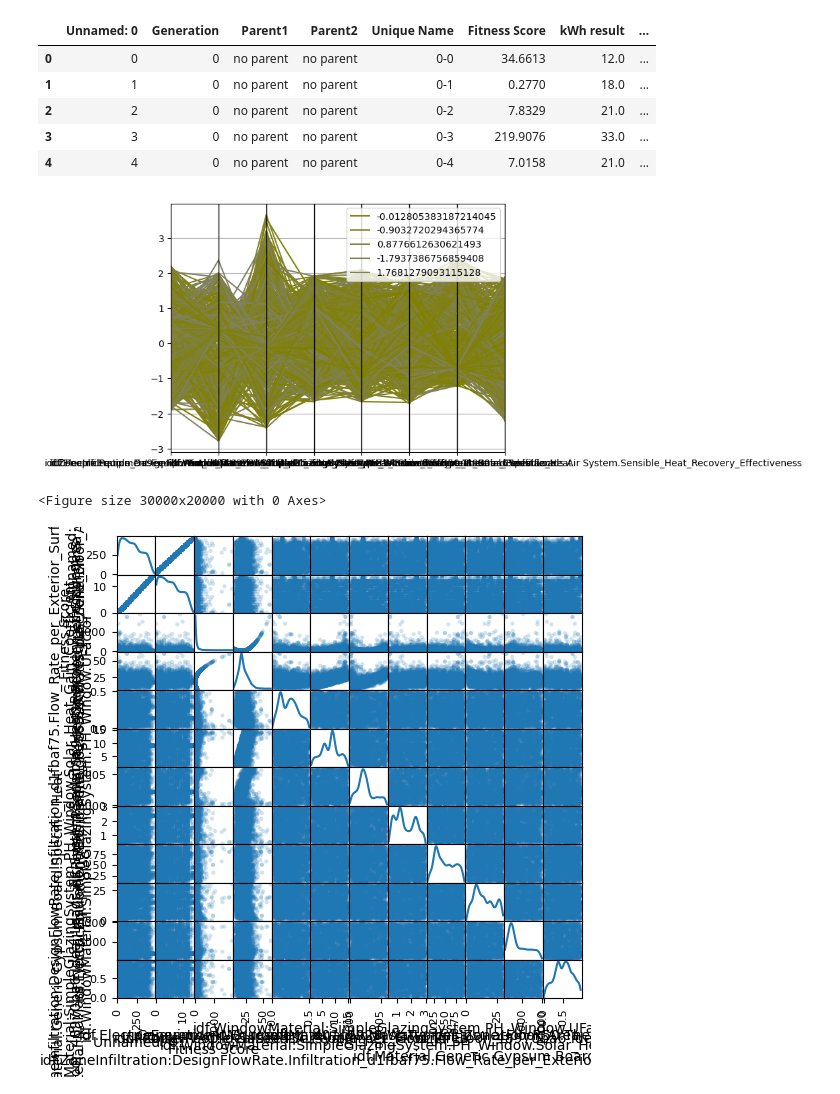
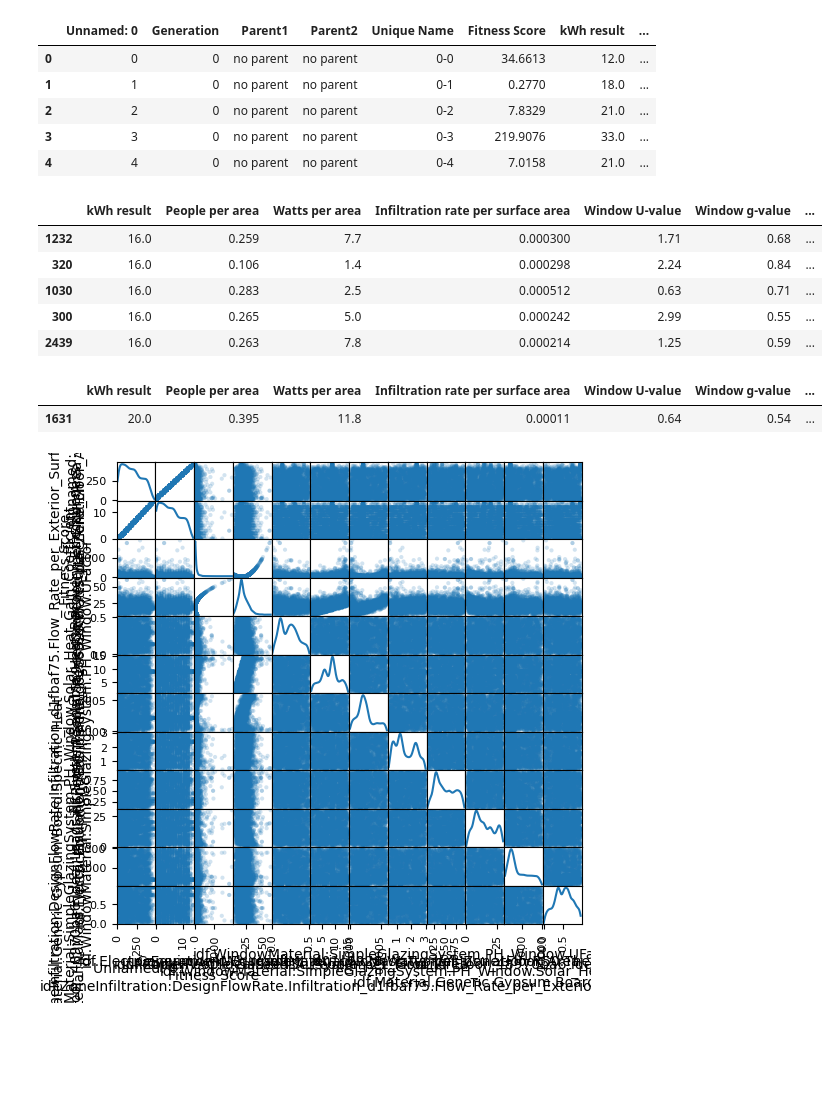
Before and after one commit to Lundkjaer/ClimAIte, a Jupyter notebook: Calibration/plot_accuracies.ipynb, the cells around one changed output. Drawn from its saved outputs; the diff is of its cells as text; code cells hidden in the pictures; blank space fills up the shorter version.

Commit message:
added temperature calibration data and manipulations

```diff
--- a/Calibration/plot_accuracies.ipynb
+++ b/Calibration/plot_accuracies.ipynb
@@ -149,23 +149,40 @@ See the caveats in the documentation: https://pandas.pydata.org/pandas-docs/stab
 # %%
 import pandas
 import matplotlib.pyplot as plt
 from pandas.plotting import parallel_coordinates
 
 data = df.drop(['Unnamed: 0',
  'Generation',
  'Parent1',
  'Parent2', 'Unique Name', 'Fitness Score'], axis=1) #pandas.read_csv(r'C:\Python27\Lib\site-packages\pandas\tests\data\iris.csv', sep=',')
 data = data[ data['kWh result'] < 20 ]
 data = data[ data['kWh result'] > 16 ]
 data['kWh result'] = data['kWh result'].apply(np.round)
 normalized_df=(data-data.mean())/data.std()
 
-parallel_coordinates(normalized_df, 'kWh result', color=[(0.5,0.5,x*1/10) for x in range(10)])
-plt.figure(figsize=(300,200))
-plt.show()
+data.sort_values('kWh result').head()
+
+# parallel_coordinates(normalized_df, 'kWh result', color=[(0.5,0.5,x*1/10) for x in range(10)])
+# plt.figure(figsize=(300,200))
+# plt.show()
 # %% [output]
-[figure, removed]
-<Figure size 30000x20000 with 0 Axes>
+|  | kWh result | People per area | Watts per area | Infiltration rate per surface area | Window U-value | Window g-value | ... |
+| 1232 | 16.0 | 0.259 | 7.7 | 0.000300 | 1.71 | 0.68 | ... |
+| 320 | 16.0 | 0.106 | 1.4 | 0.000298 | 2.24 | 0.84 | ... |
+| 1030 | 16.0 | 0.283 | 2.5 | 0.000512 | 0.63 | 0.71 | ... |
+| 300 | 16.0 | 0.265 | 5.0 | 0.000242 | 2.99 | 0.55 | ... |
+| 2439 | 16.0 | 0.263 | 7.8 | 0.000214 | 1.25 | 0.59 | ... |
+# %%
+data_2 = data [ data['Infiltration rate per surface area'] < 0.0002 ]
+data_2 = data_2 [ data_2['Window U-value'] < 0.7 ]
+data_2 = data_2 [ data_2['Window g-value'] < 0.6 ]
+data_2 = data_2 [ data_2['Window g-value'] > 0.4 ]
+data_2 = data_2 [ data_2['Wall thermal resistance'] < 10 ]
+data_2 = data_2 [ data_2['Wall thermal resistance'] > 6 ]
+data_2.head()
+# %% [output]
+|  | kWh result | People per area | Watts per area | Infiltration rate per surface area | Window U-value | Window g-value | ... |
+| 1631 | 20.0 | 0.395 | 11.8 | 0.00011 | 0.64 | 0.54 | ... |
 # %%
 from pandas.plotting import scatter_matrix
 
```
Also changed, not shown: 6 other files.
